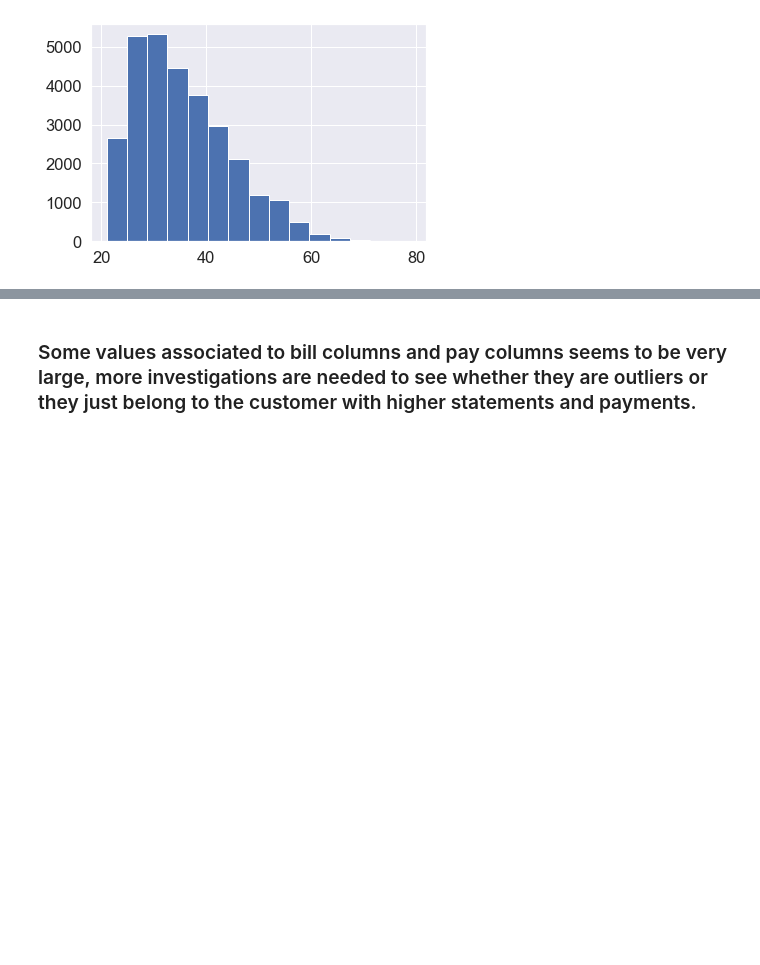
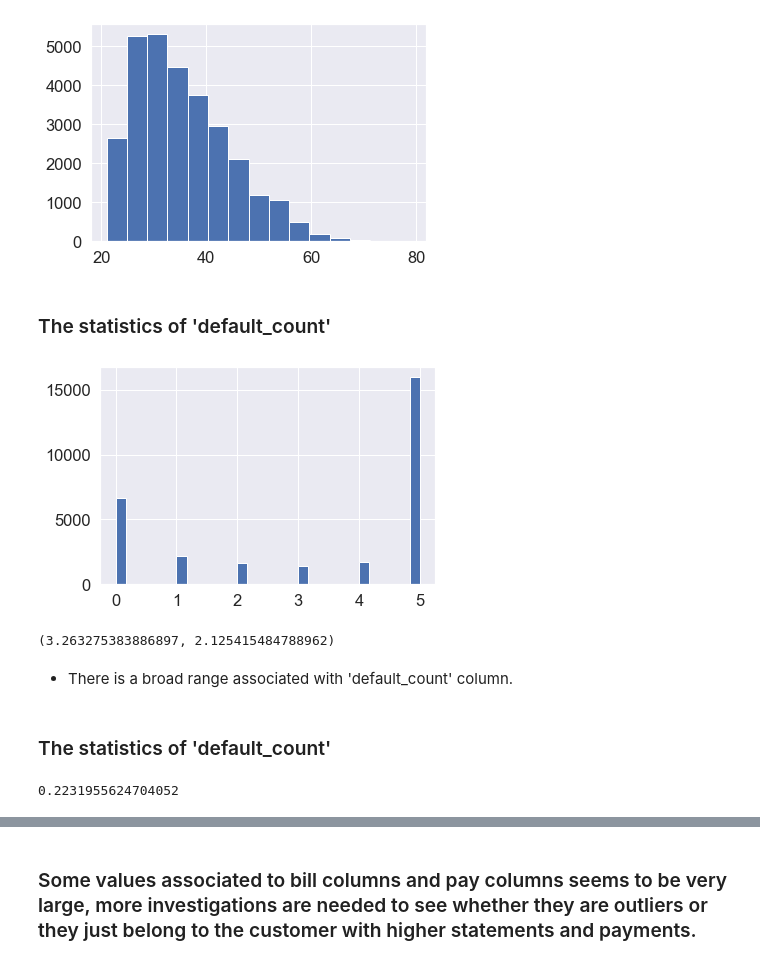
Before and after one commit to helnazsoltani/default-of-credit-card-clients, a Jupyter notebook: default-of-credit-card-clients.ipynb, the cells around one changed output, grey strips where cells are left out. Saved outputs shown, nothing was run; the diff lists cells and outputs as text; code cells hidden in the pictures; blank space fills up the shorter version.

```diff
--- a/default-of-credit-card-clients.ipynb
+++ b/default-of-credit-card-clients.ipynb
@@ -288,3 +383,22 @@ df['age'].mean(), df['age'].std()
 df['age'].hist(bins = 15);
 # %% [output]
 [figure]
+# %% [markdown]
+### The statistics of 'default_count'
+# %%
+df['default_count'].hist(bins = 30);
+# %% [output]
+[figure, added]
+# %%
+df['default_count'].mean(), df['default_count'].std()
+# %% [output]
+(3.263275383886897, 2.125415484788962)
+# %% [markdown]
+- There is a broad range associated with 'default_count' column.
+# %% [markdown]
+### The statistics of 'default_count'
+# %%
+df.query('next_default_payment == 1').shape[0]/df.shape[0]
+# df['next_default_payment'].sum()/len(df['next_default_payment'])
+# %% [output]
+0.2231955624704052
```
Also changed, not shown: parts of 67 cells of this notebook.
